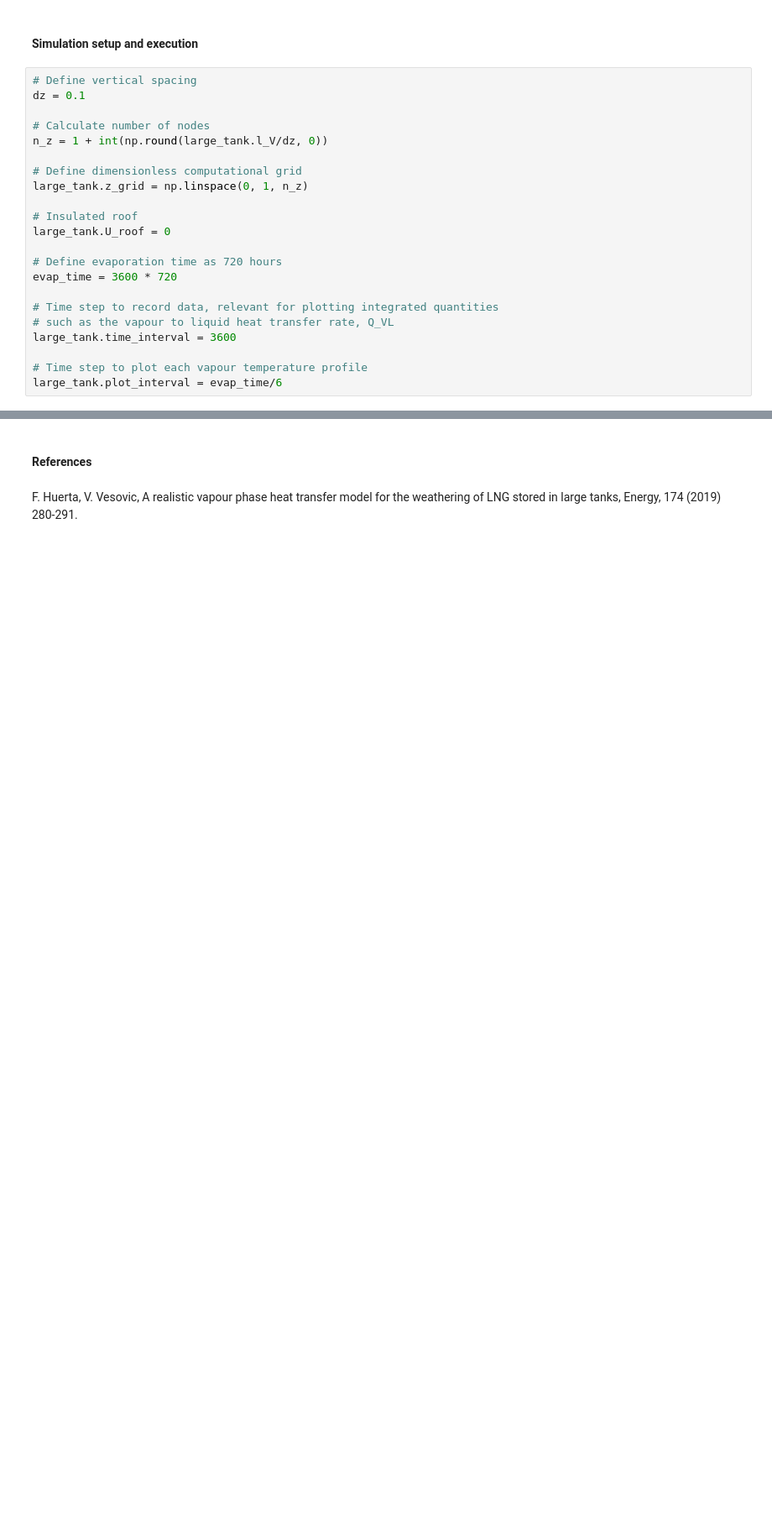
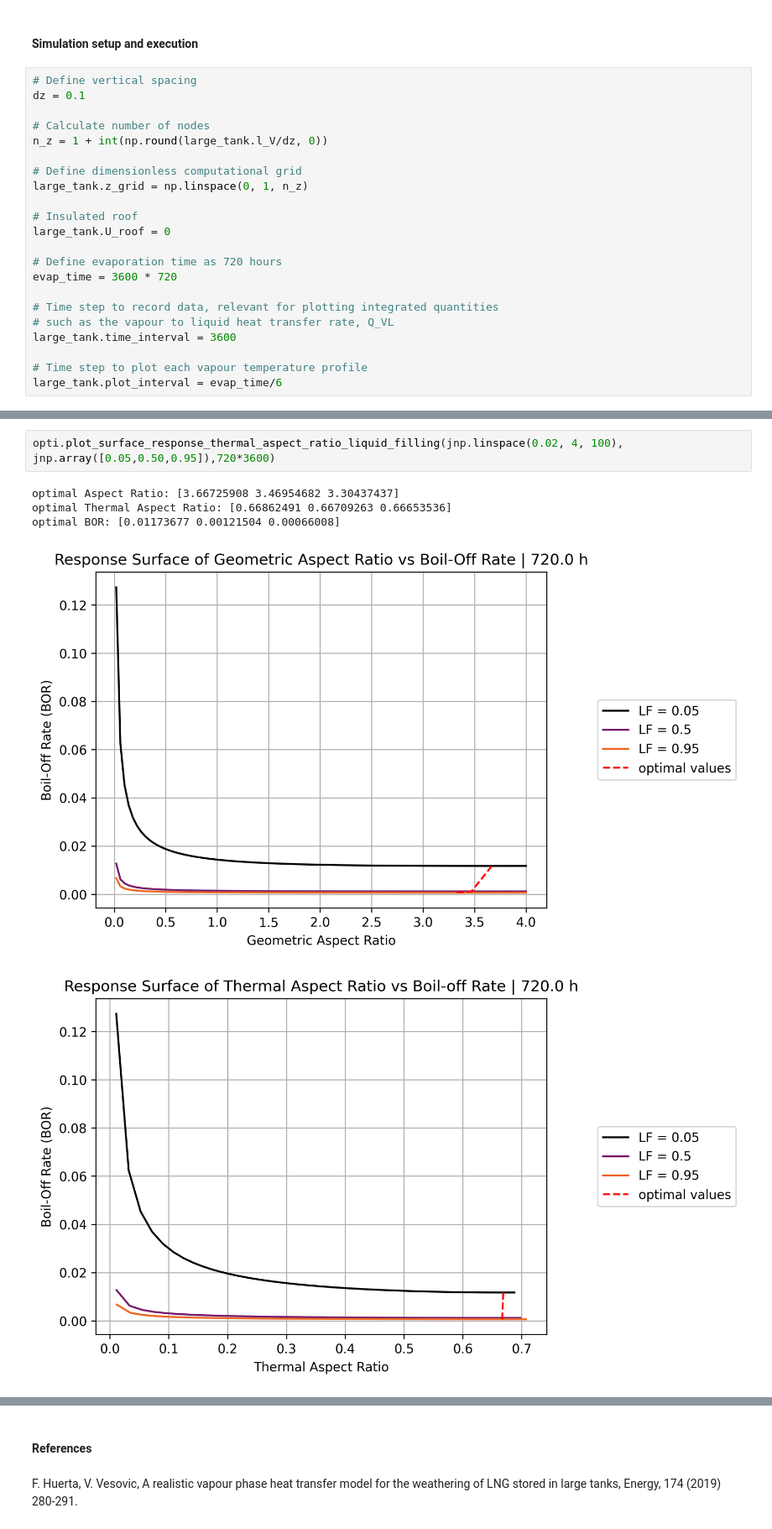
Before and after one commit to felipehuerta17/CryoEvap, a Jupyter notebook: notebooks/opti_isobaric_example_case_hydrogen_720h.ipynb, the cells around one changed output, grey strips where cells are left out. Shown at 84% size. Cells and saved outputs as stored; diff of their text form; blank space fills up the shorter version.

```diff
--- a/notebooks/opti_isobaric_example_case_hydrogen_720h.ipynb
+++ b/notebooks/opti_isobaric_example_case_hydrogen_720h.ipynb
@@ -348,0 +153,8 @@ large_tank.plot_tv_BOG(t_unit='w')
+# %%
+opti.plot_surface_response_thermal_aspect_ratio_liquid_filling(jnp.linspace(0.02, 4, 100), jnp.array([0.05,0.50,0.95]),720*3600)
+# %% [output]
+optimal Aspect Ratio: [3.66725908 3.46954682 3.30437437]
+optimal Thermal Aspect Ratio: [0.66862491 0.66709263 0.66653536]
+optimal BOR: [0.01173677 0.00121504 0.00066008]
+[figure, added]
+[figure, added]
```
Also changed, not shown: parts of 48 cells of this notebook, 5 other files.
